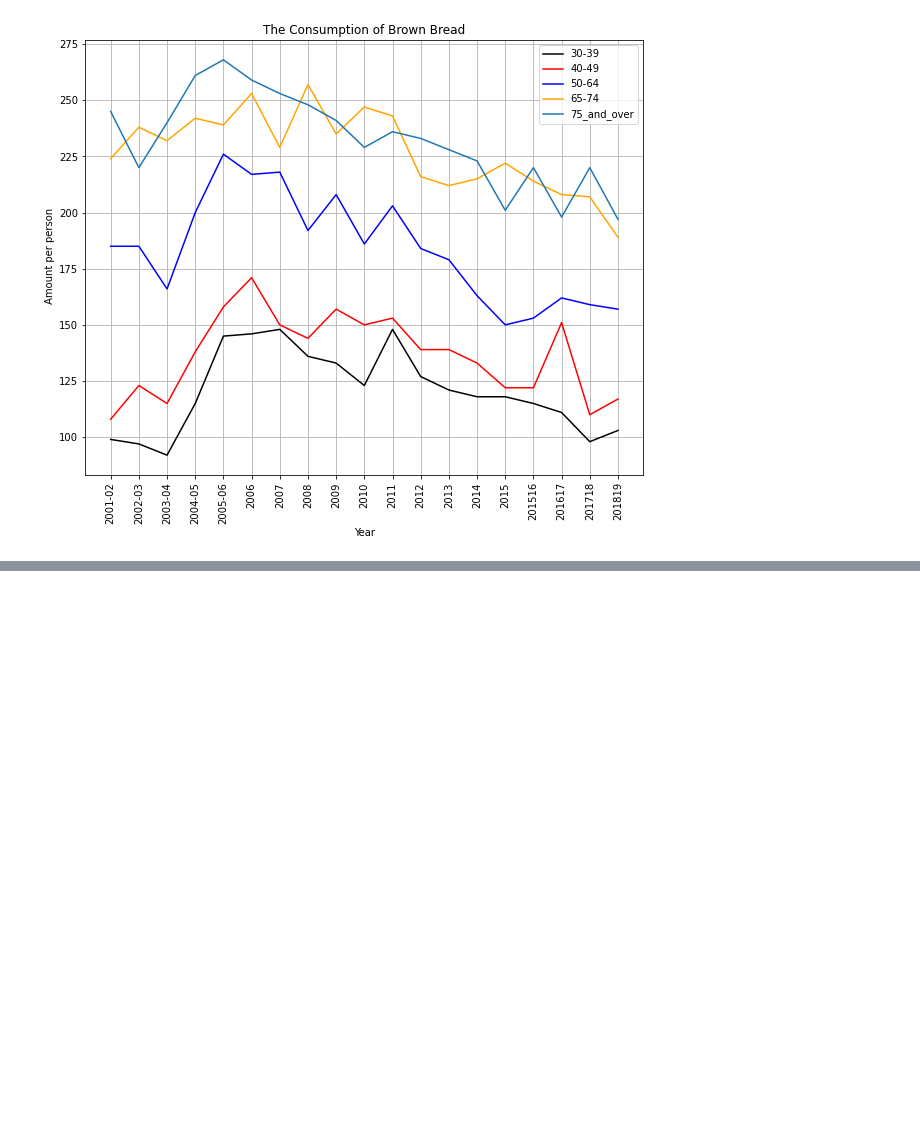
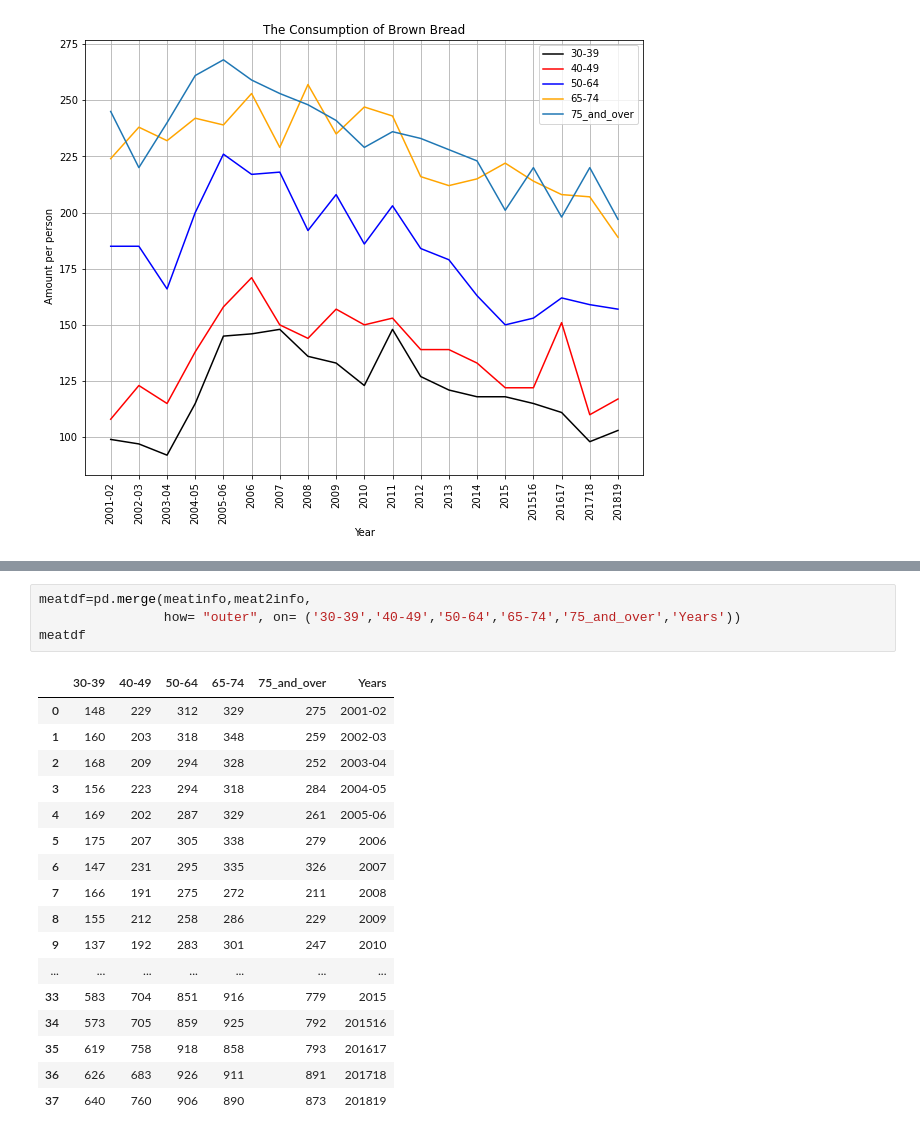
Before and after one commit to kass173/Project-1, a Jupyter notebook: Working_copy_project-Helen.ipynb, the cells around one changed output, grey strips where cells are left out. Drawn from its saved outputs; the diff is of its cells as text; blank space fills up the shorter version.

```diff
--- a/Working_copy_project-Helen.ipynb
+++ b/Working_copy_project-Helen.ipynb
@@ -383,0 +434,22 @@ plt.show()
+# %%
+meatdf=pd.merge(meatinfo,meat2info,
+                how= "outer", on= ('30-39','40-49','50-64','65-74','75_and_over','Years'))
+meatdf
+# %% [output]
+|  | 30-39 | 40-49 | 50-64 | 65-74 | 75_and_over | Years |
+| 0 | 148 | 229 | 312 | 329 | 275 | 2001-02 |
+| 1 | 160 | 203 | 318 | 348 | 259 | 2002-03 |
+| 2 | 168 | 209 | 294 | 328 | 252 | 2003-04 |
+| 3 | 156 | 223 | 294 | 318 | 284 | 2004-05 |
+| 4 | 169 | 202 | 287 | 329 | 261 | 2005-06 |
+| 5 | 175 | 207 | 305 | 338 | 279 | 2006 |
+| 6 | 147 | 231 | 295 | 335 | 326 | 2007 |
+| 7 | 166 | 191 | 275 | 272 | 211 | 2008 |
+| 8 | 155 | 212 | 258 | 286 | 229 | 2009 |
+| 9 | 137 | 192 | 283 | 301 | 247 | 2010 |
+| ... | ... | ... | ... | ... | ... | ... |
+| 33 | 583 | 704 | 851 | 916 | 779 | 2015 |
+| 34 | 573 | 705 | 859 | 925 | 792 | 201516 |
+| 35 | 619 | 758 | 918 | 858 | 793 | 201617 |
+| 36 | 626 | 683 | 926 | 911 | 891 | 201718 |
+| 37 | 640 | 760 | 906 | 890 | 873 | 201819 |
```
Also changed, not shown: parts of 29 cells of this notebook.
